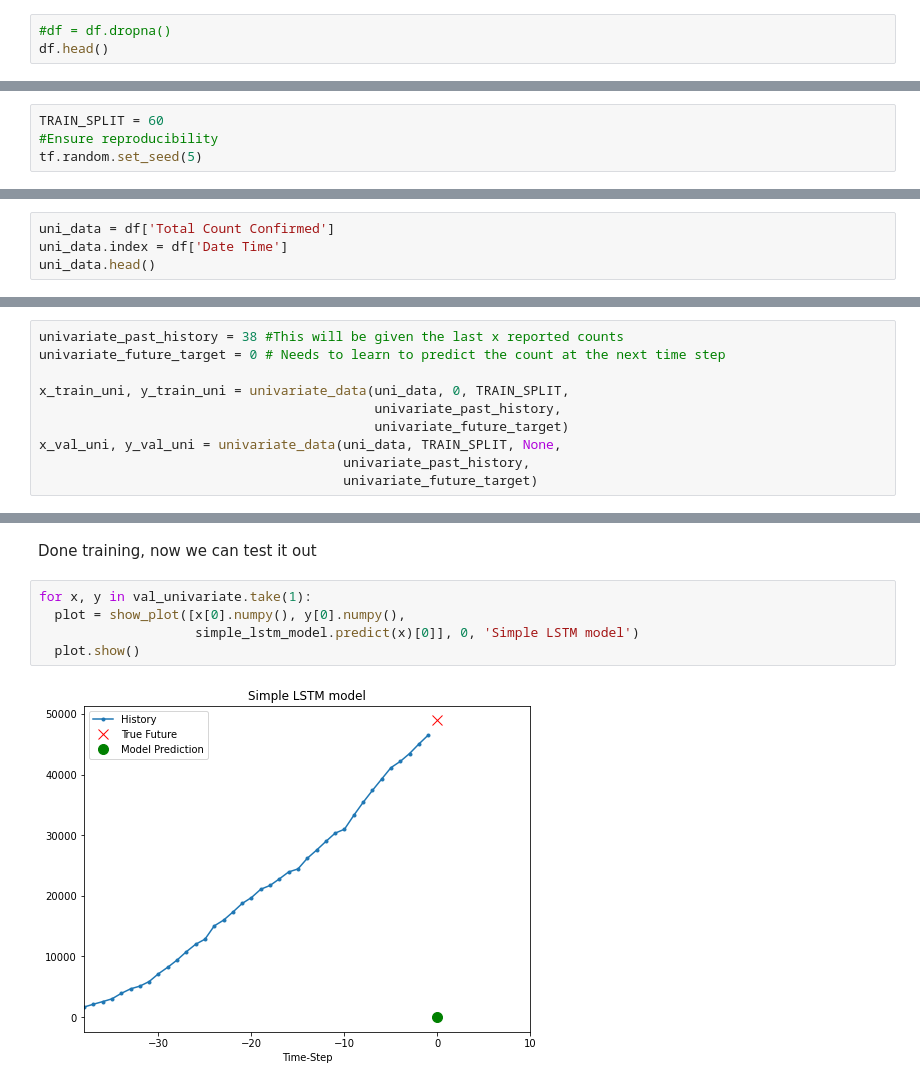
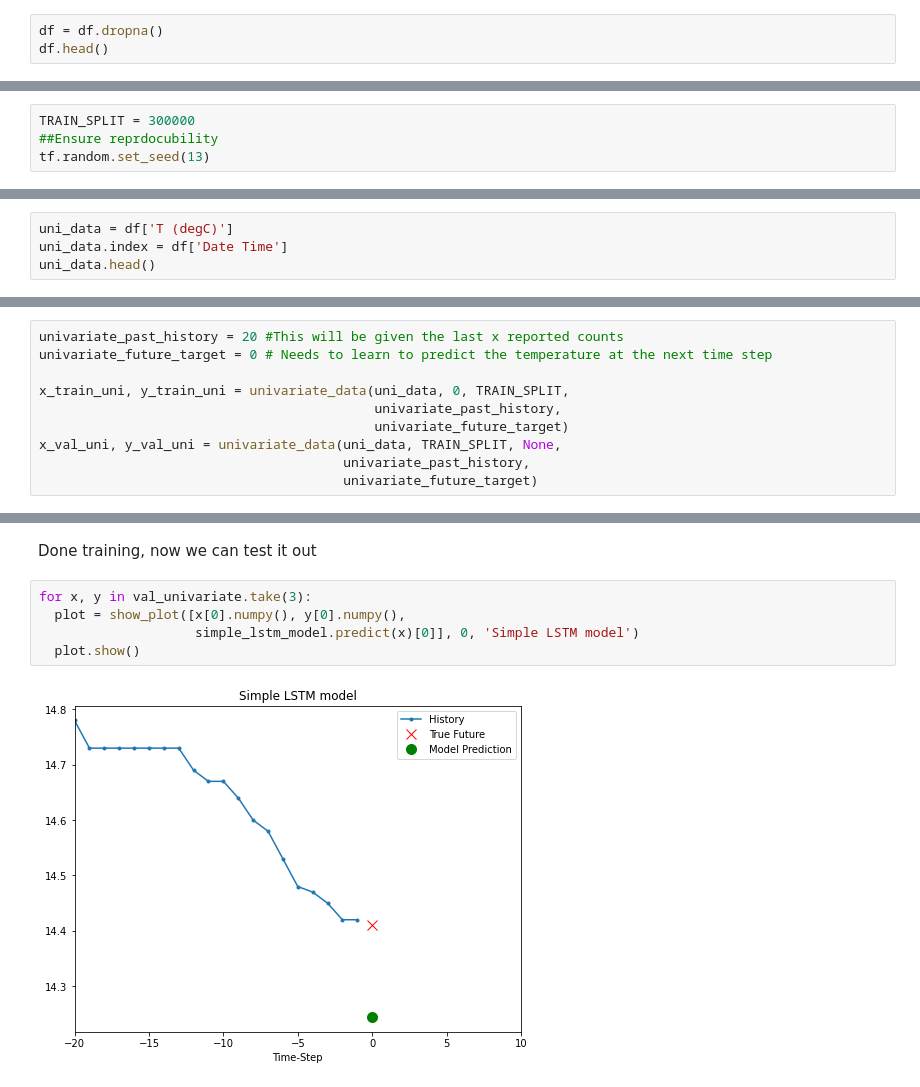
Before and after one commit to johnnyl72/covid-19-machine-learning, a Jupyter notebook: time_series_corona.ipynb, the cells around one changed output, grey strips where cells are left out. Drawn from its saved outputs; the diff is of its cells as text.

```diff
--- a/time_series_corona.ipynb
+++ b/time_series_corona.ipynb
@@ -29,6 +42,6 @@ dtype: int64
 # %% [markdown]
 Delete any null rows/columns and display the top of the csv file
 # %%
-#df = df.dropna()
+df = df.dropna()
 df.head()
 # %% [output]
@@ -61,5 +74,5 @@ TRAIN_SPLIT represents the number rows of data that will be used in the training
 # %%
-TRAIN_SPLIT = 60
-#Ensure reproducibility
-tf.random.set_seed(5)
+TRAIN_SPLIT = 300000
+##Ensure reprdocubility
+tf.random.set_seed(13)
 # %% [markdown]
@@ -67,5 +80,5 @@ tf.random.set_seed(5)
 # %%
-uni_data = df['Total Count Confirmed']
+uni_data = df['T (degC)']
 uni_data.index = df['Date Time']
 uni_data.head()
 # %% [output]
@@ -87,8 +106,8 @@ uni_data = uni_data.values
 # %% [markdown]
 Creating the data for the univariate model.
 # %%
-univariate_past_history = 38 #This will be given the last x reported counts
-univariate_future_target = 0 # Needs to learn to predict the count at the next time step
+univariate_past_history = 20 #This will be given the last x reported counts
+univariate_future_target = 0 # Needs to learn to predict the temperature at the next time step
 
 x_train_uni, y_train_uni = univariate_data(uni_data, 0, TRAIN_SPLIT,
                                            univariate_past_history,
@@ -220,9 +239,9 @@ Epoch 10/10
 # %% [markdown]
 Done training, now we can test it out
 # %%
-for x, y in val_univariate.take(1):
+for x, y in val_univariate.take(3):
   plot = show_plot([x[0].numpy(), y[0].numpy(),
                     simple_lstm_model.predict(x)[0]], 0, 'Simple LSTM model')
   plot.show()
 # %% [output]
-[figure, old version]
+[figure, new version]
```
Also changed, not shown: parts of 18 cells of this notebook.
